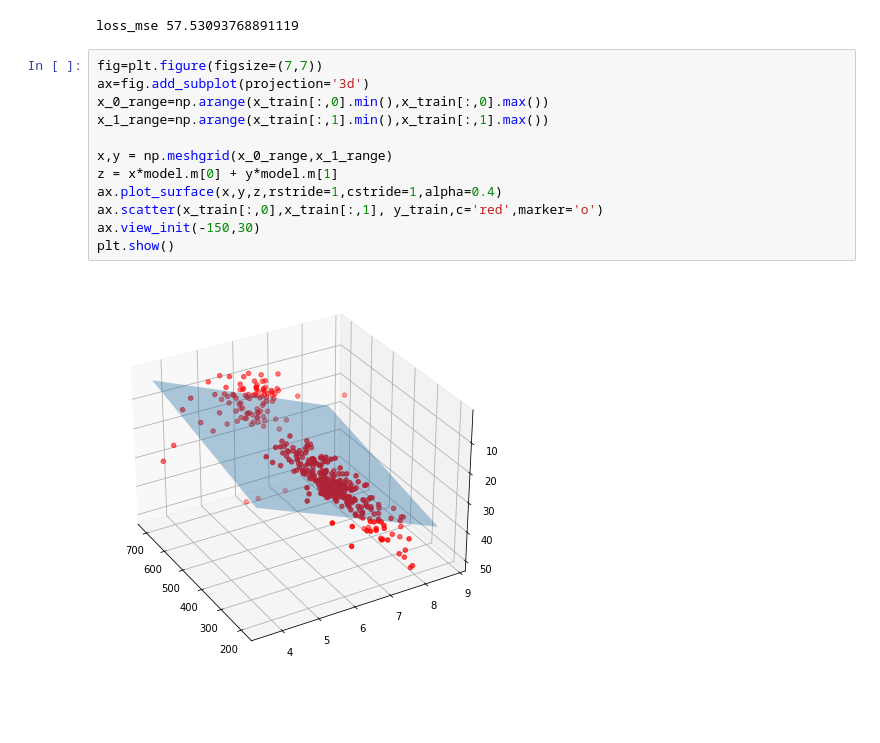
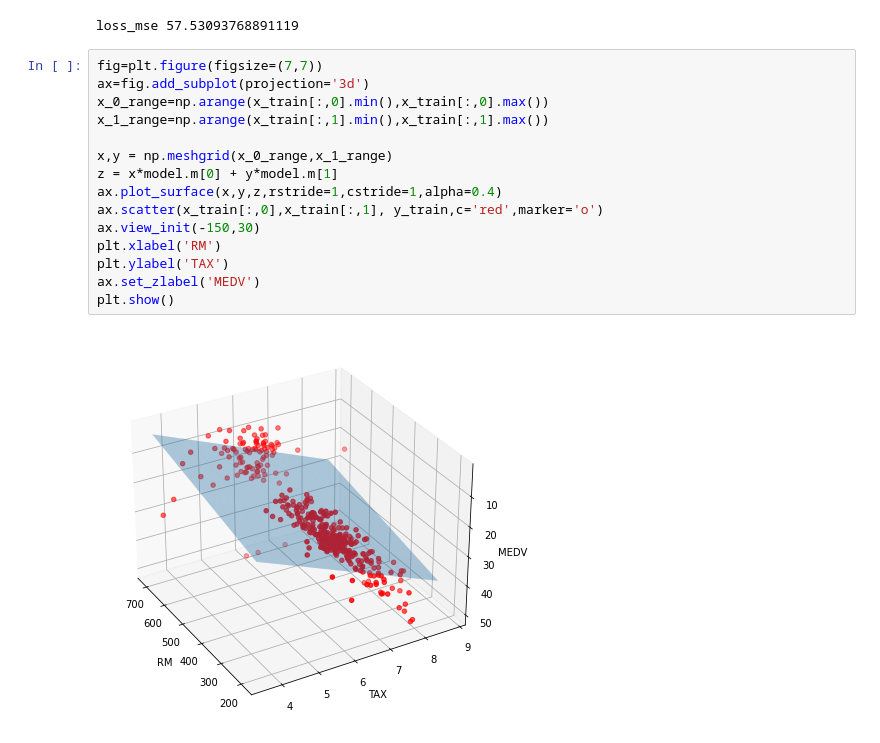
Before and after one commit to zahra-zarrabi/MachineLearning, a Jupyter notebook: boston_AdalineRegressor.ipynb, the cells around one changed output. Saved outputs shown, nothing was run; the diff lists cells and outputs as text; blank space fills up the shorter version.

```diff
--- a/boston_AdalineRegressor.ipynb
+++ b/boston_AdalineRegressor.ipynb
@@ -88,14 +89,17 @@ loss_mse 57.53093768891119
 # %%
 fig=plt.figure(figsize=(7,7))
 ax=fig.add_subplot(projection='3d')
 x_0_range=np.arange(x_train[:,0].min(),x_train[:,0].max())
 x_1_range=np.arange(x_train[:,1].min(),x_train[:,1].max())
 
 x,y = np.meshgrid(x_0_range,x_1_range)
 z = x*model.m[0] + y*model.m[1]
 ax.plot_surface(x,y,z,rstride=1,cstride=1,alpha=0.4)
 ax.scatter(x_train[:,0],x_train[:,1], y_train,c='red',marker='o')
 ax.view_init(-150,30)
+plt.xlabel('RM')
+plt.ylabel('TAX')
+ax.set_zlabel('MEDV')
 plt.show()
 # %% [output]
-[figure, old version]
+[figure, new version]
```
Also changed, not shown: parts of 1 cell of this notebook.
